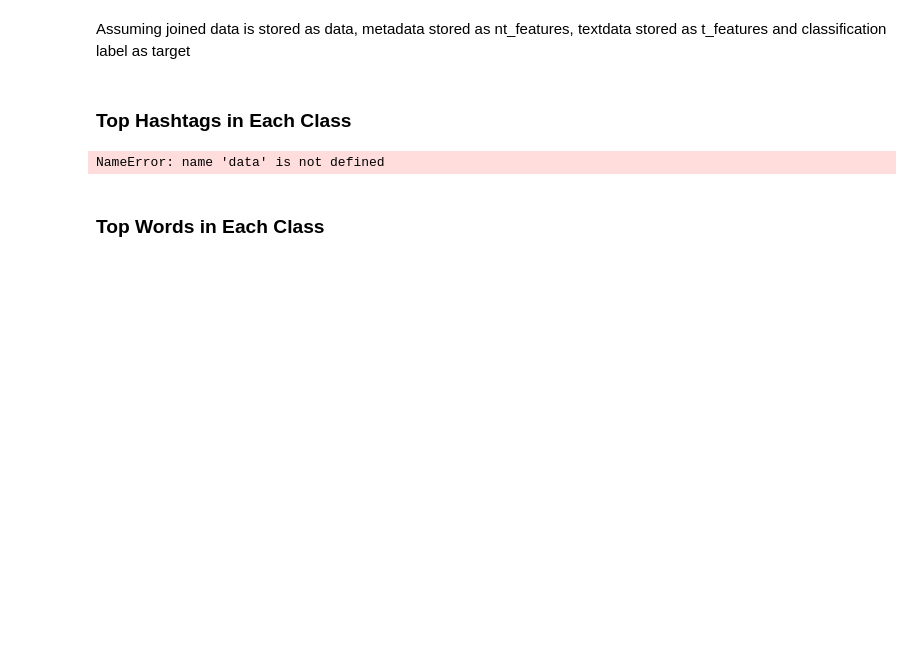
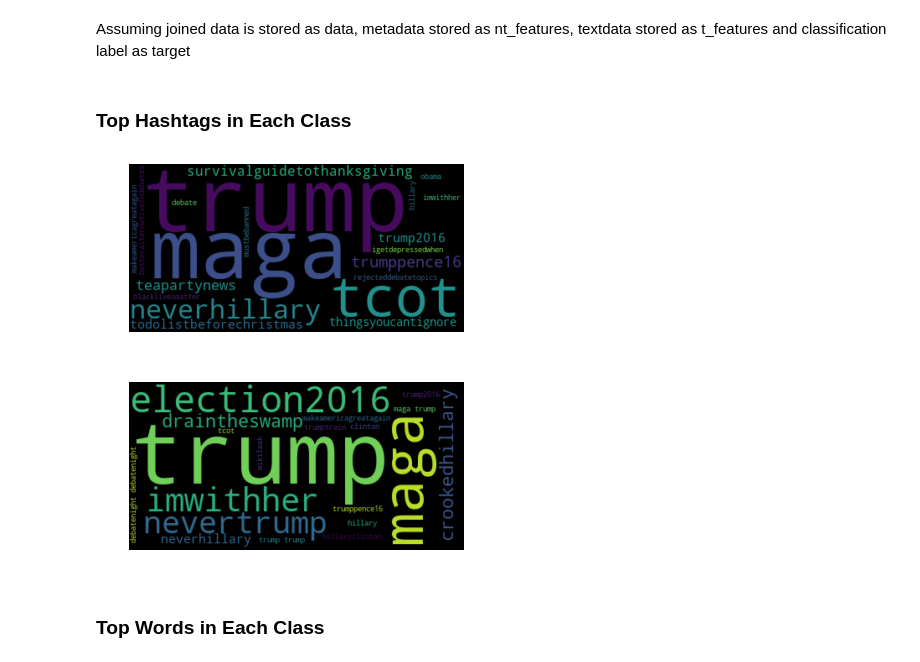
Before and after one commit to vanacorec/Mod3_Project, a Jupyter notebook: AggregateNotebook.ipynb, the cells around one changed output. Drawn from its saved outputs; the diff is of its cells as text; code cells hidden in the pictures; blank space fills up the shorter version.

Commit message:
Finish data cleanup and initial EDA added
Former-commit-id: 751de73b09f14e871a4e8e8094cd8cda84538639

```diff
--- a/AggregateNotebook.ipynb
+++ b/AggregateNotebook.ipynb
@@ -37,0 +52,2 @@ FileNotFoundError: [Errno 2] No such file or directory: 'tweets1.jsonl'
+# %%
+nontroll=trollcleanup.clean_tweets_df(tweets,0)
@@ -37,0 +72,3 @@ FileNotFoundError: [Errno 2] No such file or directory: 'tweets1.jsonl'
+# %%
+troll=pd.read_csv('russian-troll-tweets/tweets.csv')
+troll.head()
@@ -37,0 +82,2 @@ FileNotFoundError: [Errno 2] No such file or directory: 'tweets1.jsonl'
+# %%
+t_users = pd.read_csv('russian-troll-tweets/users.csv')
@@ -37,0 +91,2 @@ FileNotFoundError: [Errno 2] No such file or directory: 'tweets1.jsonl'
+# %%
+troll=trollcleanup.clean_tweets_df(troll,1,t_users)
@@ -42,13 +106,14 @@ Assuming joined data is stored as data, metadata stored as nt_features, textdata
 # %% [markdown]
 ### Top Hashtags in Each Class
 # %%
-troll_tags = data[data['target']==1]['hashtags']
-nontroll_tags = data[data['target']==0]['hashtags']
+troll_tags = troll['hashtags']
+nontroll_tags = nontroll['hashtags']
 
 nlprocess.create_wordcloud(troll_tags,20)
 nlprocess.create_wordcloud(nontroll_tags,20)
 # %% [output]
-NameError: name 'data' is not defined
+[figure, added]
+[figure, added]
 # %% [markdown]
 ### Top Words in Each Class
 # %%
```
Also changed, not shown: parts of 10 cells of this notebook, 2 other files.
